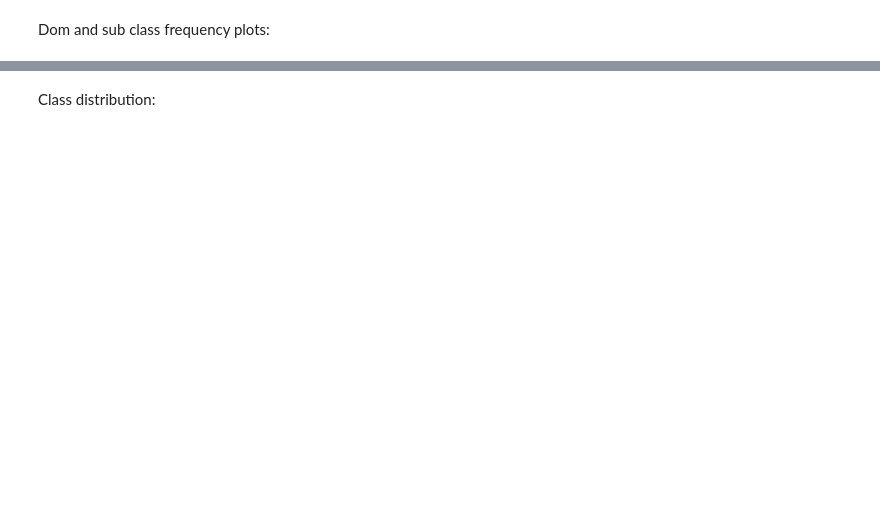
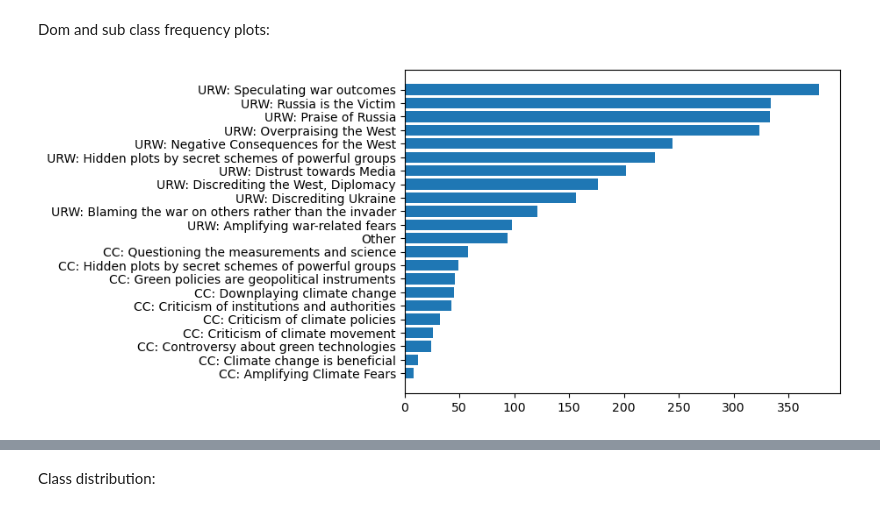
Before and after one commit to jsluijter02/SEMEVAL2025-task-10, a Jupyter notebook: notebooks/data_analysis.ipynb, the cells around one changed output, grey strips where cells are left out. Saved outputs shown, nothing was run; the diff lists cells and outputs as text; code cells hidden in the pictures; blank space fills up the shorter version.

```diff
--- a/notebooks/data_analysis.ipynb
+++ b/notebooks/data_analysis.ipynb
@@ -29,14 +48,17 @@ Dom and sub class frequency plots:
 # %%
 dom_classes_sum = df[dom_mlb.classes_].sum().sort_values(ascending = True)
 sub_classes_sum = df[sub_mlb.classes_].sum().sort_values(ascending = True)
 
-# plt.figure()
-# plt.barh(dom_mlb.classes_, dom_classes_sum)
-# plt.show()
+plt.figure()
+plt.barh(dom_mlb.classes_, dom_classes_sum)
+plt.show()
 
+# maybe just show the top 5 of each domain?
 # plt.figure(figsize=(10,20))
 # plt.barh(sub_mlb.classes_, sub_classes_sum)
 # plt.show()
+# %% [output]
+[figure, added]
 # %%
 dom_URW_classes = [cl for cl in dom_mlb.classes_ if cl[:3] == "URW"]
 dom_CC_classes = [cl for cl in dom_mlb.classes_ if cl[:2] == "CC"]
```
Also changed, not shown: parts of 17 cells of this notebook, 5 other files.
